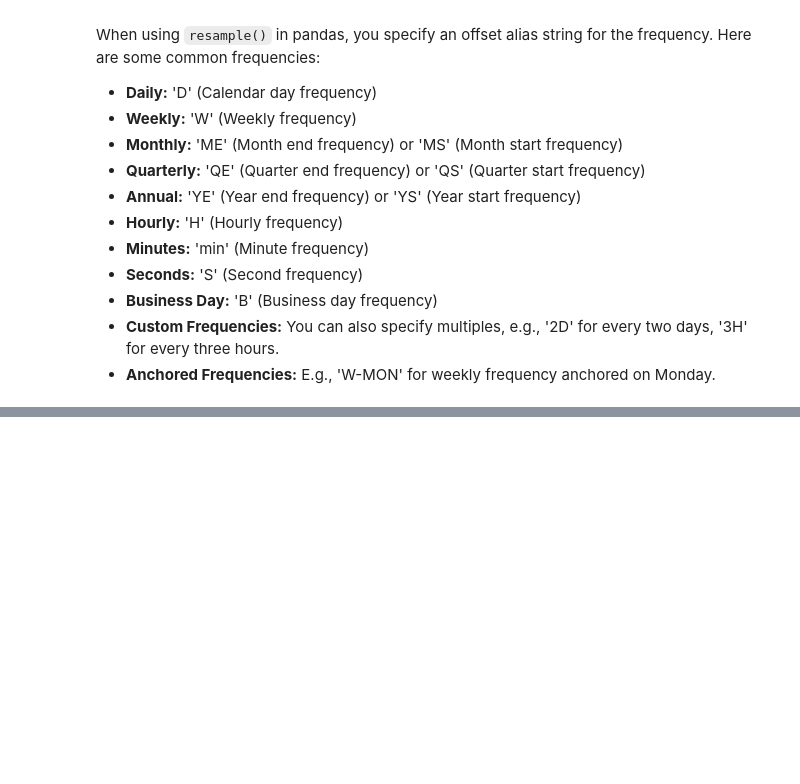
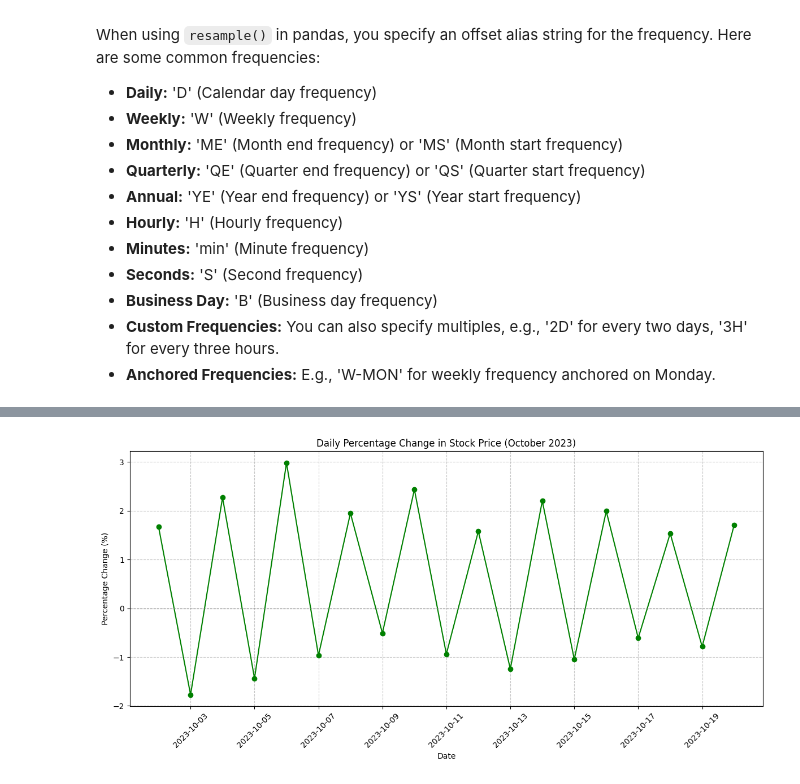
Before and after one commit to ShilpaVasista/Exploratory-Data-Analytics, a Jupyter notebook: module_4_exercises.ipynb, the cells around one changed output, grey strips where cells are left out. Saved outputs shown, nothing was run; the diff lists cells and outputs as text; code cells hidden in the pictures; blank space fills up the shorter version.

```diff
--- a/module_4_exercises.ipynb
+++ b/module_4_exercises.ipynb
@@ -512,0 +697,27 @@ When using `resample()` in pandas, you specify an offset alias string for the fr
+# %%
+import pandas as pd
+import matplotlib.pyplot as plt
+
+df_ex5 = pd.DataFrame({
+    'date': pd.date_range(start='2023-10-01', periods=20, freq='D'),
+    'stock_price': [150.0, 152.5, 149.8, 153.2, 151.0, 155.5, 154.0, 157.0, 156.2, 160.0,
+                    158.5, 161.0, 159.0, 162.5, 160.8, 164.0, 163.0, 165.5, 164.2, 167.0]
+})
+df_ex5.set_index('date', inplace=True)
+
+# (i) Calculate daily percentage change
+df_ex5['daily_pct_change'] = df_ex5['stock_price'].pct_change() * 100
+
+# (ii) Generate a line plot of daily percentage changes
+plt.figure(figsize=(12, 6))
+plt.plot(df_ex5.index, df_ex5['daily_pct_change'], marker='o', linestyle='-', color='green')
+plt.axhline(0, color='gray', linestyle='--', linewidth=0.8) # Add a horizontal line at y=0
+plt.title('Daily Percentage Change in Stock Price (October 2023)')
+plt.xlabel('Date')
+plt.ylabel('Percentage Change (%)')
+plt.grid(True, linestyle='--', alpha=0.7)
+plt.xticks(rotation=45)
+plt.tight_layout()
+plt.show()
+# %% [output]
+[figure, added]
```
Also changed, not shown: parts of 21 cells of this notebook.
